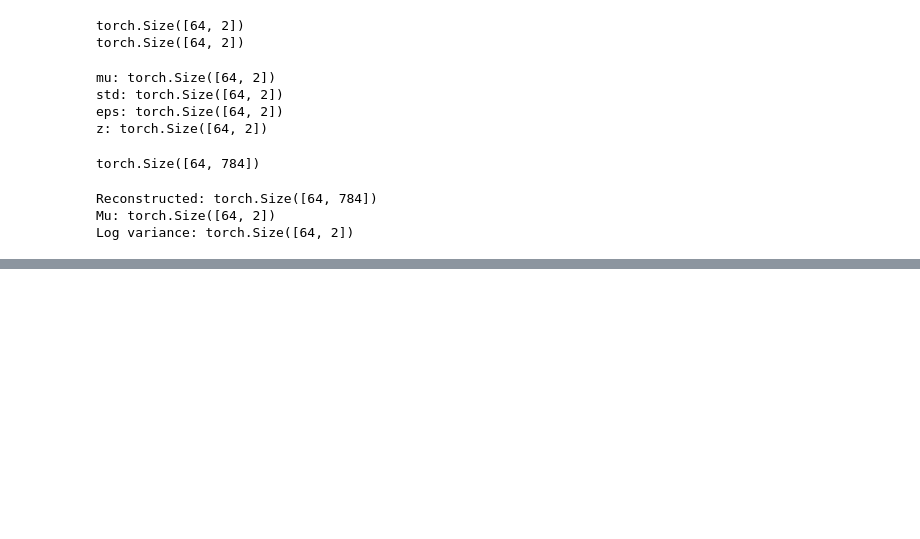
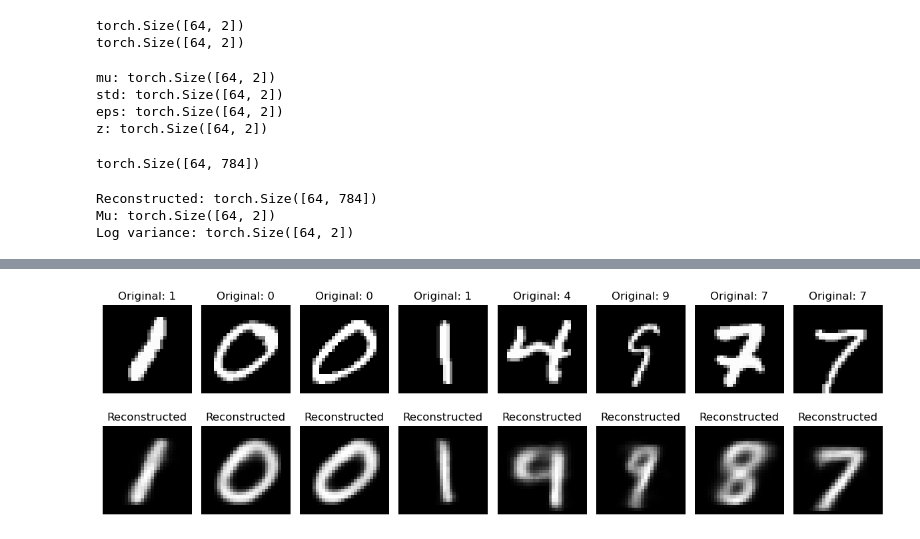
Before and after one commit to BoostanAlireza/mnist-VAE, a Jupyter notebook: mnist-vae.ipynb, the cells around one changed output, grey strips where cells are left out. Drawn from its saved outputs; the diff is of its cells as text; code cells hidden in the pictures; blank space fills up the shorter version.

Commit message:
Train model

```diff
--- a/mnist-vae.ipynb
+++ b/mnist-vae.ipynb
@@ -173,0 +175,2 @@ KL loss: 1.1050360202789307
+# %%
+optimizer = torch.optim.Adam(model.parameters(), lr=0.001)
@@ -173,0 +225,27 @@ KL loss: 1.1050360202789307
+# %%
+model.eval()
+
+x, labels = next(iter(train_loader))
+x_flat = x.view(x.size(0), -1)
+
+with torch.no_grad():
+    x_hat, mu, log_var = model(x_flat)
+
+fig, axes = plt.subplots(2, 8, figsize=(12, 4))
+
+for i in range(8):
+    axes[0, i].imshow(x[i].squeeze(), cmap="gray")
+    axes[0, i].axis("off")
+    axes[0, i].set_title(f"Original: {labels[i].item()}")
+
+    axes[1, i].imshow(
+        x_hat[i].view(28, 28).cpu().numpy(),
+        cmap="gray"
+    )
+    axes[1, i].axis("off")
+    axes[1, i].set_title("Reconstructed")
+
+plt.tight_layout()
+plt.show()
+# %% [output]
+[figure, added]
```
Also changed, not shown: parts of 5 cells of this notebook.
